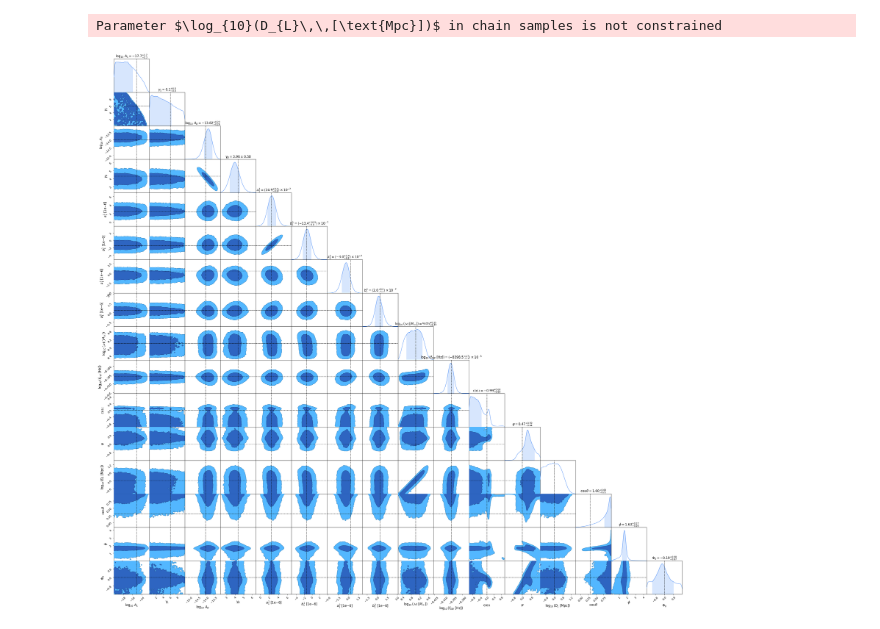
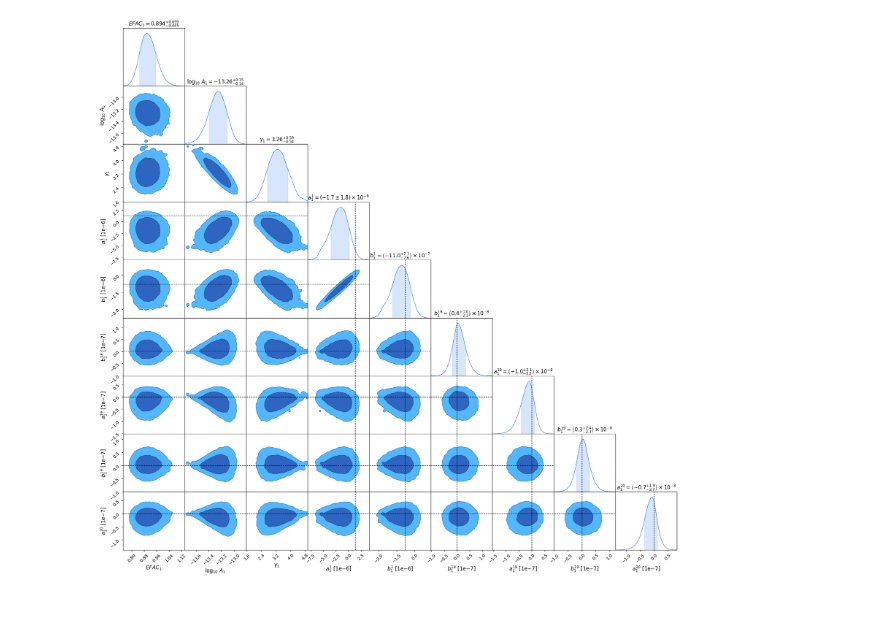
Before and after one commit to aiden-g12321/PTA_joint, a Jupyter notebook: enterprise/comparison.ipynb, the cells around one changed output. Cells and saved outputs as stored; diff of their text form; code cells hidden in the pictures.

```diff
--- a/enterprise/comparison.ipynb
+++ b/enterprise/comparison.ipynb
@@ -139,13 +105,11 @@ plt.show()
 # %%
 @jit
-def transform_a(rn_hypers, gwb_hypers, a_standard):
-    rn_phi = jnp.zeros((pta.Na, pta.Np, pta.Np))
-    rn_phi = rn_phi.at[:, jnp.arange(pta.Np), jnp.arange(pta.Np)].set(pta.vectorized_get_rho_diag(rn_hypers.reshape((pta.Np, 2))).T)
-    gwb_phi = pta.get_rho_diag(gwb_hypers)[:, None, None] * pta.alpha[None, :, :]
-    # gwb_phi = jnp.repeat(10. ** gwb_hypers, 2)[:, None, None] * pta.alpha[None, :, :]
-    phi = rn_phi + gwb_phi
+def transform_a(rn_hypers, a_standard):
+    rn_phi = jnp.zeros((l.Na, l.Np, l.Np))
+    rn_phi = rn_phi.at[:, jnp.arange(l.Np), jnp.arange(l.Np)].set(l.vectorized_get_rho_diag(rn_hypers.reshape((l.Np, 2))).T)
+    phi = rn_phi
     Lc = vmap(lambda x: jsl.cholesky(x, lower=True))(phi)
-    a_transformed = vmap(lambda L, x: L @ x)(Lc, a_standard.reshape((pta.Np, pta.Na)).T).T.flatten()
+    a_transformed = vmap(lambda L, x: L @ x)(Lc, a_standard.reshape((l.Np, l.Na)).T).T.flatten()
     return a_transformed
 # %%
 def sampling_model():
@@ -181,28 +137,23 @@ x_inj_dict = {'efacs':pta.efacs_inj, 'rn_hypers':pta.rn_inj, 'gwb_hypers':pta.gw
 # %%
 nuts_kernel = numpyro.infer.NUTS(sampling_model,
                                  # init_strategy=init_to_value(values=x_inj_dict),
-                                 dense_mass=[('rn_hypers', 'gwb_hypers', 'a_standard'), ('cw',)],
-                                 # dense_mass=False,
+                                 dense_mass=True,
                                  )
 mcmc = numpyro.infer.MCMC(sampler=nuts_kernel,
                           num_warmup=int(1e4),
                           num_samples=int(1e5))
-mcmc.run(jr.key(22))
+mcmc.run(jr.key(0))
 samples_dict = mcmc.get_samples()
 # %%
 # make samples object for post-processing
 samples_arr = np.concatenate((samples_dict['efacs'],
                               samples_dict['rn_hypers'],
-                              samples_dict['gwb_hypers'],
-                              samples_dict['cw'],
-                              samples_dict['psr_phases'],
-                              samples_dict['psr_dists'],
                               samples_dict['a'],
                               ), axis=1)
 
 samples = Samples(samples_arr=samples_arr,
-                  labels=pta.x_labels,
-                  x_inj=pta.x_inj,
+                  labels=pta_for_parameters.x_labels,
+                  x_inj=pta_for_parameters.x_inj,
                   lnpost_func=lnpost,
                   jax=True)
 # %%
@@ -220,16 +171,8 @@ samples.plt_auto_corr()
 # %%
 # indices of parameters to use in corner plot
-psr_ndx = 0
-rn_ndxs = pta.rn_ndxs.reshape((pta.Np, 2))[psr_ndx]
-a_ndxs = pta.a_ndxs.reshape((pta.Np, pta.Na))[psr_ndx]
-ndxs = np.concatenate((rn_ndxs,
-                       pta.gwb_ndxs,
-                       a_ndxs[:4],
-                       pta.cw_ndxs))
-samples.corner_plt(param_ndxs=ndxs)
+samples.corner_plt(param_ndxs=np.concatenate((np.r_[:5], np.r_[-5:-1])))
 # %% [output]
-Parameter $\log_{10}(D_{L}\,\,[\text{Mpc}])$ in chain samples is not constrained
-[figure, old version]
+[figure, new version]
 # %%
 # Bayesogram
 psr_ndx = 0
```
Also changed, not shown: parts of 14 cells of this notebook, 32 other files.
